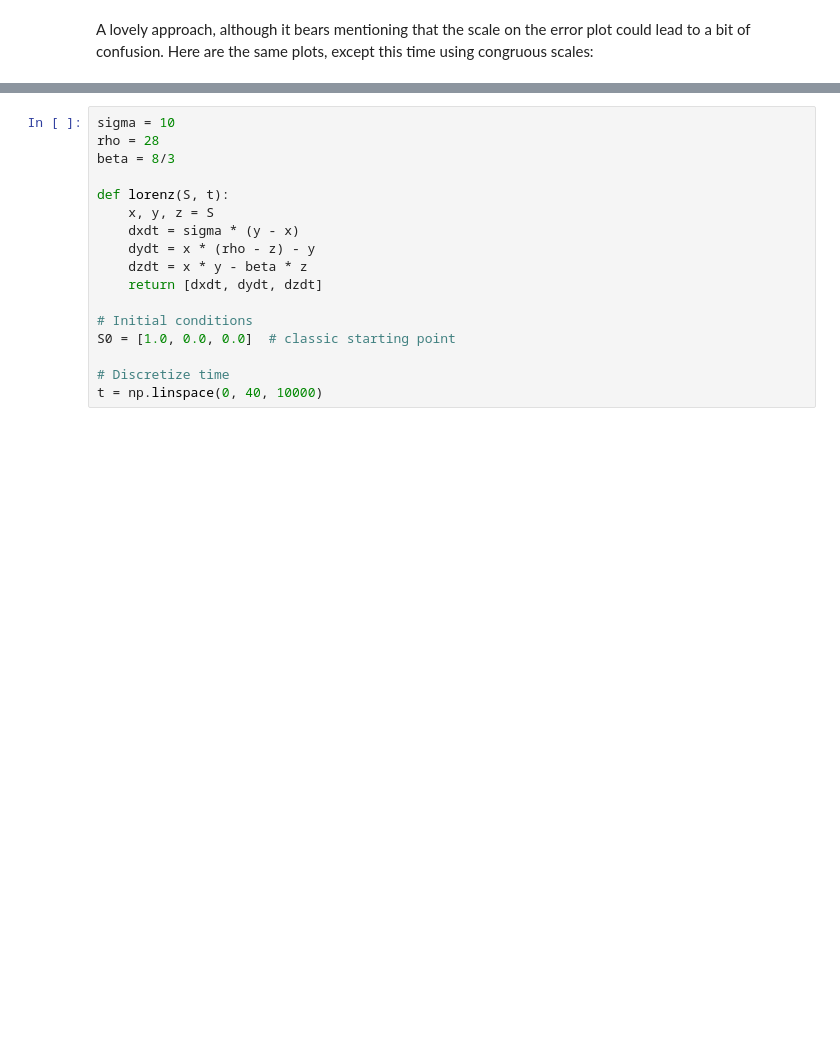
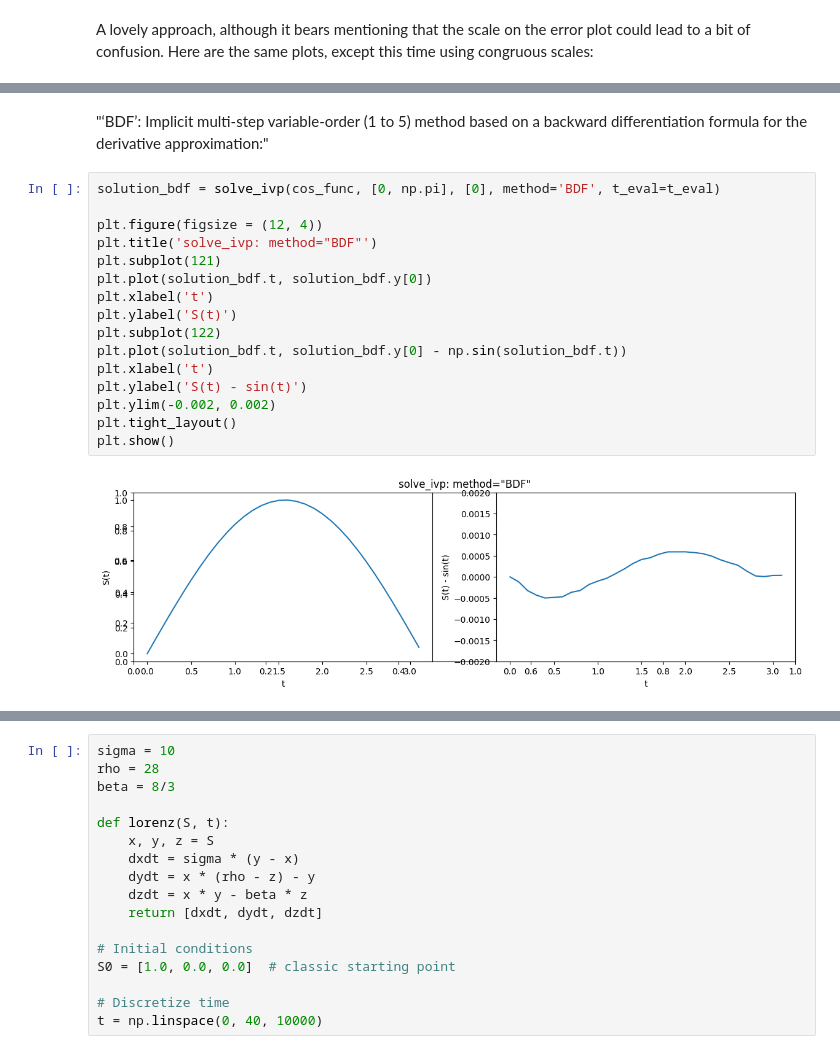
Before and after one commit to peterdresslar/scipy-differential, a Jupyter notebook: ScipyDifferential.ipynb, the cells around one changed output, grey strips where cells are left out. Saved outputs shown, nothing was run; the diff lists cells and outputs as text; blank space fills up the shorter version.

```diff
--- a/ScipyDifferential.ipynb
+++ b/ScipyDifferential.ipynb
@@ -84,0 +129,20 @@ As we can (can't!) see, solve_ivp performs well enough relative to scale for a s
+# %% [markdown]
+"‘BDF’: Implicit multi-step variable-order (1 to 5) method based on a backward differentiation formula for the derivative approximation:"
+# %%
+solution_bdf = solve_ivp(cos_func, [0, np.pi], [0], method='BDF', t_eval=t_eval)
+
+plt.figure(figsize = (12, 4))
+plt.title('solve_ivp: method="BDF"')
+plt.subplot(121)
+plt.plot(solution_bdf.t, solution_bdf.y[0])
+plt.xlabel('t')
+plt.ylabel('S(t)')
+plt.subplot(122)
+plt.plot(solution_bdf.t, solution_bdf.y[0] - np.sin(solution_bdf.t))
+plt.xlabel('t')
+plt.ylabel('S(t) - sin(t)')
+plt.ylim(-0.002, 0.002)
+plt.tight_layout()
+plt.show()
+# %% [output]
+[figure, added]
```
Also changed, not shown: parts of 9 cells of this notebook.
